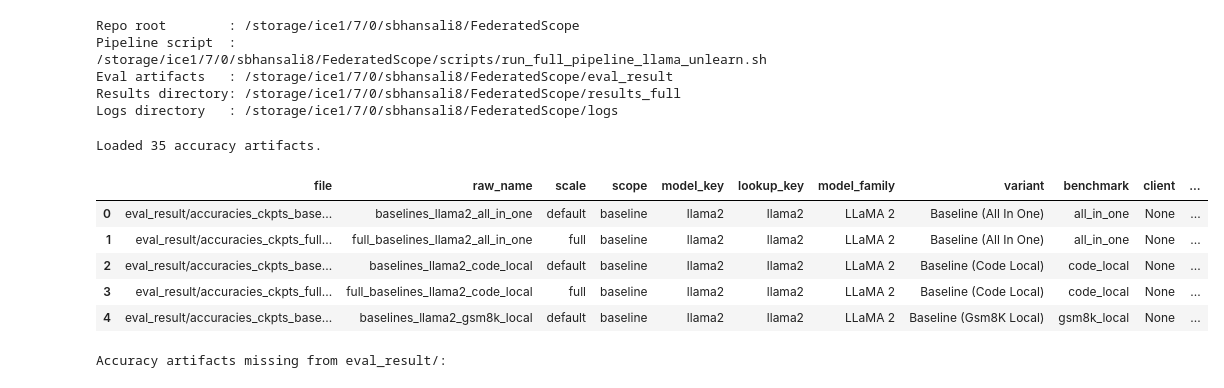
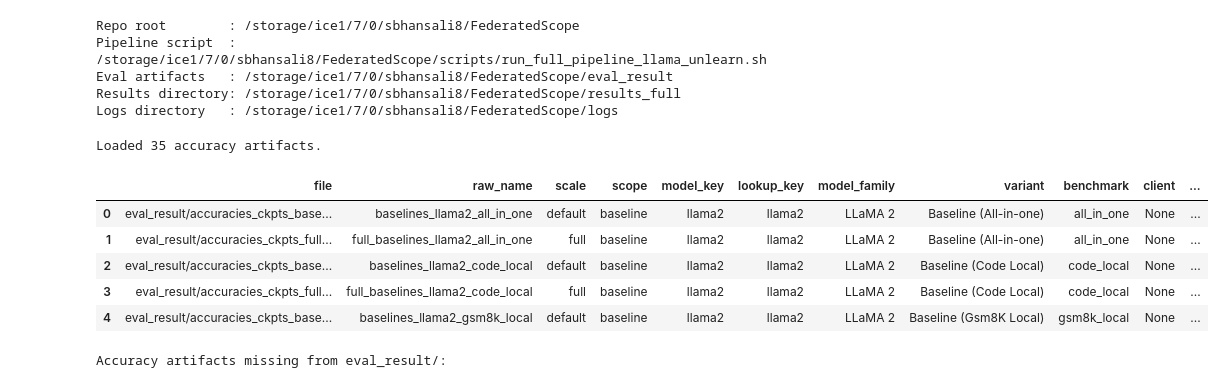
Before and after one commit to shrenikbhansali/FTL, a Jupyter notebook: full_pipeline_accuracy_review.ipynb, the cells around one changed output. Drawn from its saved outputs; the diff is of its cells as text; code cells hidden in the pictures.

```diff
--- a/full_pipeline_accuracy_review.ipynb
+++ b/full_pipeline_accuracy_review.ipynb
@@ -124,14 +124,18 @@ def infer_family(model_key: str) -> str:
 
 def infer_variant(model_key: str, scope: str, benchmark: Optional[str], client: Optional[str]) -> str:
     if scope == 'baseline':
-        if benchmark:
-            return f"Baseline ({benchmark.replace('_', ' ').title()})"
-        return 'Baseline'
+        if benchmark == 'all_in_one':
+            return 'Baseline (All-in-one)'
+        if benchmark == 'interleaved_all_in_one':
+            return 'Baseline (Interleaved)'
+        label = benchmark.replace('_', ' ').title() if benchmark else 'Baseline'
+        return f'Baseline ({label})'
     if scope == 'client':
-        if client:
-            human_client = client.replace('client_', 'Client ')
-            return human_client.strip().title()
-        return 'Client'
+        if 'unlearn_shrink05' in model_key:
+            return 'Unlearn (shrink=0.5)'
+        if 'unlearn' in model_key:
+            return 'Unlearn'
+        return 'Standard'
     if 'unlearn_shrink05' in model_key:
         return 'Unlearn (shrink=0.5)'
     if 'unlearn' in model_key:
@@ -188,42 +192,38 @@ def parse_accuracy_file(path: Path) -> dict:
     record['match_key'] = (
         record['scope'],
         record['scale'],
         record['lookup_key'],
         record['benchmark'] or '',
         record['client'] or ''
     )
     return record
 
 records = []
 for accuracy_path in sorted(EVAL_DIR.glob('accuracies_ckpts*.json')):
     try:
         records.append(parse_accuracy_file(accuracy_path))
     except json.JSONDecodeError as exc:
         print(f"Skipping {accuracy_path}: {exc}")
 
 if not records:
     raise RuntimeError('No accuracy files were found – rerun the evaluations.')
 
 records_df = pd.DataFrame(records)
+records_df['benchmark_norm'] = records_df['benchmark'].map(
+    lambda key: BENCHMARK_NORMALIZATION.get(key, 'mmlu')
+)
 category_columns = sorted({k for rec in records for k in rec['categories'].keys()})
 for col in category_columns:
     records_df[col] = records_df['categories'].apply(lambda d: d.get(col))
 
-records_df['benchmark_norm'] = records_df.apply(
-    lambda row: BENCHMARK_NORMALIZATION.get(row['benchmark'], 'mmlu'), axis=1
-)
-records_df['benchmark_label'] = records_df['benchmark_norm'].map(
-    lambda key: BENCHMARK_LABELS.get(key, key)
-)
 records_df = records_df.sort_values(by=['scope', 'model_family', 'variant']).reset_index(drop=True)
-
 print(f"Loaded {len(records_df)} accuracy artifacts.")
 display(records_df.head())
 # %% [output]
 Loaded 35 accuracy artifacts.
 |  | file | raw_name | scale | scope | model_key | lookup_key | model_family | variant | benchmark | client | ... |
-| 0 | eval_result/accuracies_ckpts_base... | baselines_llama2_all_in_one | default | baseline | llama2 | llama2 | LLaMA 2 | Baseline (All In One) | all_in_one | None | ... |
-| 1 | eval_result/accuracies_ckpts_full... | full_baselines_llama2_all_in_one | full | baseline | llama2 | llama2 | LLaMA 2 | Baseline (All In One) | all_in_one | None | ... |
+| 0 | eval_result/accuracies_ckpts_base... | baselines_llama2_all_in_one | default | baseline | llama2 | llama2 | LLaMA 2 | Baseline (All-in-one) | all_in_one | None | ... |
+| 1 | eval_result/accuracies_ckpts_full... | full_baselines_llama2_all_in_one | full | baseline | llama2 | llama2 | LLaMA 2 | Baseline (All-in-one) | all_in_one | None | ... |
 | 2 | eval_result/accuracies_ckpts_base... | baselines_llama2_code_local | default | baseline | llama2 | llama2 | LLaMA 2 | Baseline (Code Local) | code_local | None | ... |
 | 3 | eval_result/accuracies_ckpts_full... | full_baselines_llama2_code_local | full | baseline | llama2 | llama2 | LLaMA 2 | Baseline (Code Local) | code_local | None | ... |
 | 4 | eval_result/accuracies_ckpts_base... | baselines_llama2_gsm8k_local | default | baseline | llama2 | llama2 | LLaMA 2 | Baseline (Gsm8K Local) | gsm8k_local | None | ... |
```
Also changed, not shown: parts of 10 cells of this notebook, 5 other files.
